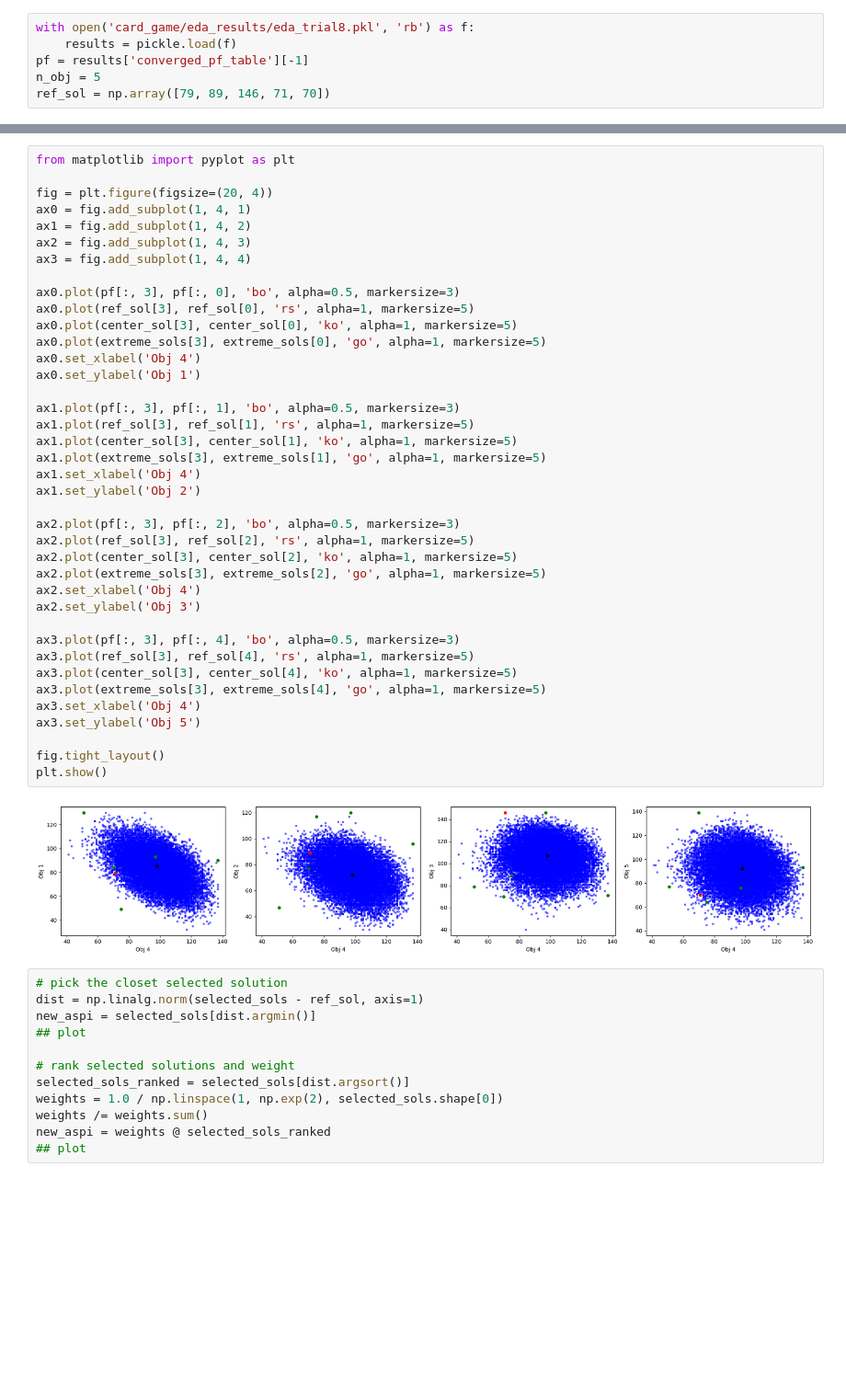
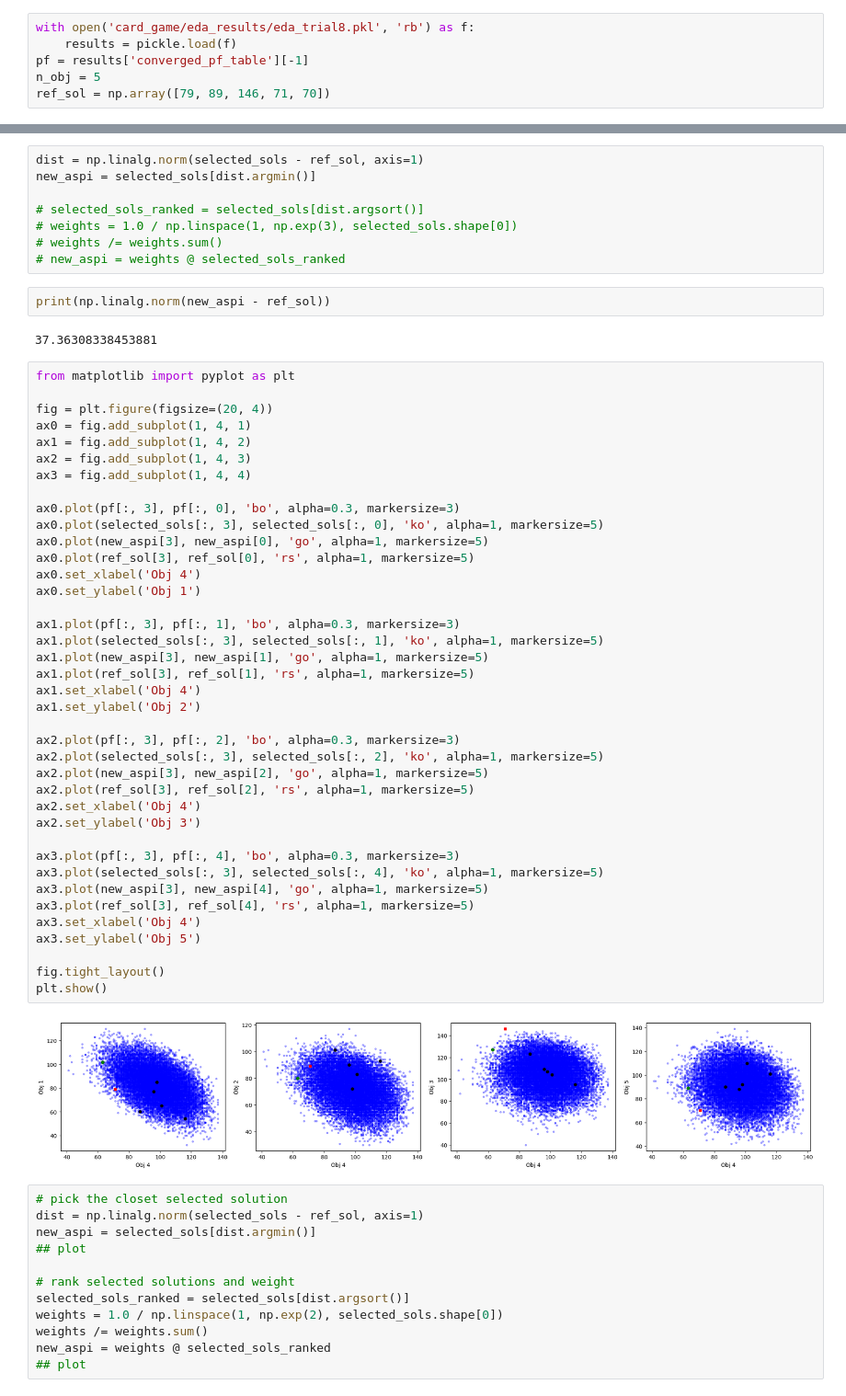
Before and after one commit to rameshsrinivasanuci/multiobjective, a Jupyter notebook: q_method.ipynb, the cells around one changed output, grey strips where cells are left out. Shown at 92% size. Drawn from its saved outputs; the diff is of its cells as text; blank space fills up the shorter version.

```diff
--- a/q_method.ipynb
+++ b/q_method.ipynb
@@ -57,45 +84,57 @@ extreme_sols = [pf[z_pf[:, i].argmax()] for i in range(n_obj)]
 selected_sols = np.array([*extreme_sols, center_sol])
+# %%
+dist = np.linalg.norm(selected_sols - ref_sol, axis=1)
+new_aspi = selected_sols[dist.argmin()]
+
+# selected_sols_ranked = selected_sols[dist.argsort()]
+# weights = 1.0 / np.linspace(1, np.exp(3), selected_sols.shape[0])
+# weights /= weights.sum()
+# new_aspi = weights @ selected_sols_ranked
+# %%
+print(np.linalg.norm(new_aspi - ref_sol))
+# %% [output]
+37.36308338453881
 # %%
 from matplotlib import pyplot as plt
 
 fig = plt.figure(figsize=(20, 4))
 ax0 = fig.add_subplot(1, 4, 1)
 ax1 = fig.add_subplot(1, 4, 2)
 ax2 = fig.add_subplot(1, 4, 3)
 ax3 = fig.add_subplot(1, 4, 4)
 
-ax0.plot(pf[:, 3], pf[:, 0], 'bo', alpha=0.5, markersize=3)
+ax0.plot(pf[:, 3], pf[:, 0], 'bo', alpha=0.3, markersize=3)
+ax0.plot(selected_sols[:, 3], selected_sols[:, 0], 'ko', alpha=1, markersize=5)
+ax0.plot(new_aspi[3], new_aspi[0], 'go', alpha=1, markersize=5)
 ax0.plot(ref_sol[3], ref_sol[0], 'rs', alpha=1, markersize=5)
-ax0.plot(center_sol[3], center_sol[0], 'ko', alpha=1, markersize=5)
-ax0.plot(extreme_sols[3], extreme_sols[0], 'go', alpha=1, markersize=5)
 ax0.set_xlabel('Obj 4')
 ax0.set_ylabel('Obj 1')
 
-ax1.plot(pf[:, 3], pf[:, 1], 'bo', alpha=0.5, markersize=3)
+ax1.plot(pf[:, 3], pf[:, 1], 'bo', alpha=0.3, markersize=3)
+ax1.plot(selected_sols[:, 3], selected_sols[:, 1], 'ko', alpha=1, markersize=5)
+ax1.plot(new_aspi[3], new_aspi[1], 'go', alpha=1, markersize=5)
 ax1.plot(ref_sol[3], ref_sol[1], 'rs', alpha=1, markersize=5)
-ax1.plot(center_sol[3], center_sol[1], 'ko', alpha=1, markersize=5)
-ax1.plot(extreme_sols[3], extreme_sols[1], 'go', alpha=1, markersize=5)
 ax1.set_xlabel('Obj 4')
 ax1.set_ylabel('Obj 2')
 
-ax2.plot(pf[:, 3], pf[:, 2], 'bo', alpha=0.5, markersize=3)
+ax2.plot(pf[:, 3], pf[:, 2], 'bo', alpha=0.3, markersize=3)
+ax2.plot(selected_sols[:, 3], selected_sols[:, 2], 'ko', alpha=1, markersize=5)
+ax2.plot(new_aspi[3], new_aspi[2], 'go', alpha=1, markersize=5)
 ax2.plot(ref_sol[3], ref_sol[2], 'rs', alpha=1, markersize=5)
-ax2.plot(center_sol[3], center_sol[2], 'ko', alpha=1, markersize=5)
-ax2.plot(extreme_sols[3], extreme_sols[2], 'go', alpha=1, markersize=5)
 ax2.set_xlabel('Obj 4')
 ax2.set_ylabel('Obj 3')
 
-ax3.plot(pf[:, 3], pf[:, 4], 'bo', alpha=0.5, markersize=3)
+ax3.plot(pf[:, 3], pf[:, 4], 'bo', alpha=0.3, markersize=3)
+ax3.plot(selected_sols[:, 3], selected_sols[:, 4], 'ko', alpha=1, markersize=5)
+ax3.plot(new_aspi[3], new_aspi[4], 'go', alpha=1, markersize=5)
 ax3.plot(ref_sol[3], ref_sol[4], 'rs', alpha=1, markersize=5)
-ax3.plot(center_sol[3], center_sol[4], 'ko', alpha=1, markersize=5)
-ax3.plot(extreme_sols[3], extreme_sols[4], 'go', alpha=1, markersize=5)
 ax3.set_xlabel('Obj 4')
 ax3.set_ylabel('Obj 5')
 
 fig.tight_layout()
 plt.show()
 # %% [output]
-[figure, old version]
+[figure, new version]
 # %%
 # pick the closet selected solution
 dist = np.linalg.norm(selected_sols - ref_sol, axis=1)
```
Also changed, not shown: parts of 5 cells of this notebook, 1 other file.
